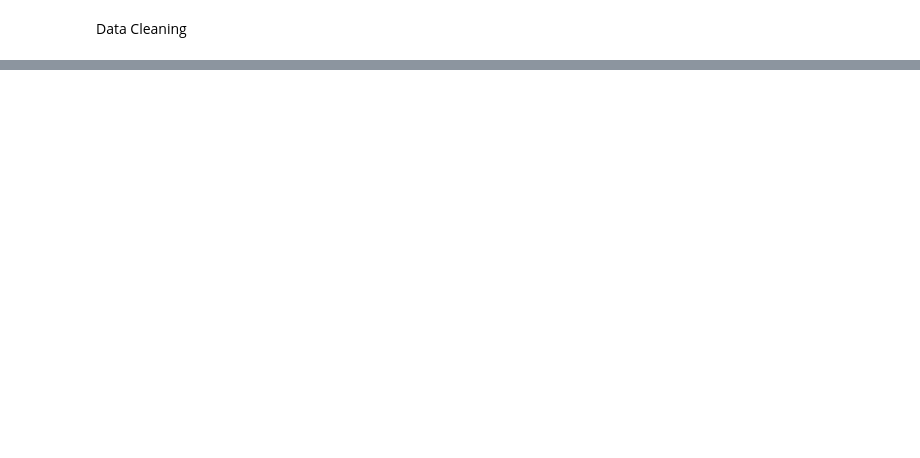
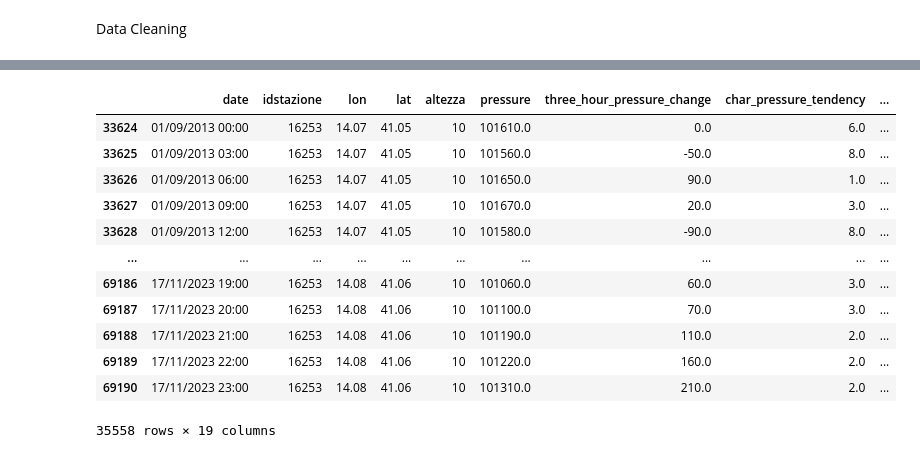
Before and after one commit to Faiz-Hussain650/Project_ML-, a Jupyter notebook: FROM_SCRATCH.ipynb, the cells around one changed output, grey strips where cells are left out. Cells and saved outputs as stored; diff of their text form; code cells hidden in the pictures; blank space fills up the shorter version.

```diff
--- a/FROM_SCRATCH.ipynb
+++ b/FROM_SCRATCH.ipynb
@@ -99,2 +293,16 @@ remove_column_from_Treviso_Airport('relative_humidity')
 # %%
-Grazzanise_Airport.height_of_base_of_cloud.value_counts()
+Grazzanise_Airport
+# %% [output]
+|  | date | idstazione | lon | lat | altezza | pressure | three_hour_pressure_change | char_pressure_tendency | ... |
+| 33624 | 01/09/2013 00:00 | 16253 | 14.07 | 41.05 | 10 | 101610.0 | 0.0 | 6.0 | ... |
+| 33625 | 01/09/2013 03:00 | 16253 | 14.07 | 41.05 | 10 | 101560.0 | -50.0 | 8.0 | ... |
+| 33626 | 01/09/2013 06:00 | 16253 | 14.07 | 41.05 | 10 | 101650.0 | 90.0 | 1.0 | ... |
+| 33627 | 01/09/2013 09:00 | 16253 | 14.07 | 41.05 | 10 | 101670.0 | 20.0 | 3.0 | ... |
+| 33628 | 01/09/2013 12:00 | 16253 | 14.07 | 41.05 | 10 | 101580.0 | -90.0 | 8.0 | ... |
+| ... | ... | ... | ... | ... | ... | ... | ... | ... | ... |
+| 69186 | 17/11/2023 19:00 | 16253 | 14.08 | 41.06 | 10 | 101060.0 | 60.0 | 3.0 | ... |
+| 69187 | 17/11/2023 20:00 | 16253 | 14.08 | 41.06 | 10 | 101100.0 | 70.0 | 3.0 | ... |
+| 69188 | 17/11/2023 21:00 | 16253 | 14.08 | 41.06 | 10 | 101190.0 | 110.0 | 2.0 | ... |
+| 69189 | 17/11/2023 22:00 | 16253 | 14.08 | 41.06 | 10 | 101220.0 | 160.0 | 2.0 | ... |
+| 69190 | 17/11/2023 23:00 | 16253 | 14.08 | 41.06 | 10 | 101310.0 | 210.0 | 2.0 | ... |
+35558 rows × 19 columns
```
Also changed, not shown: parts of 14 cells of this notebook.
